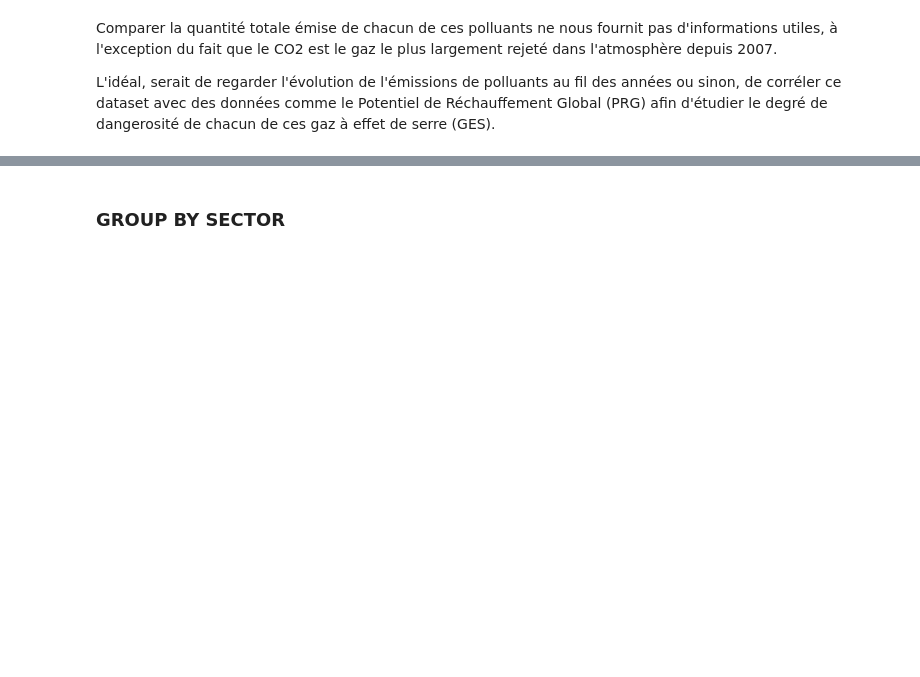
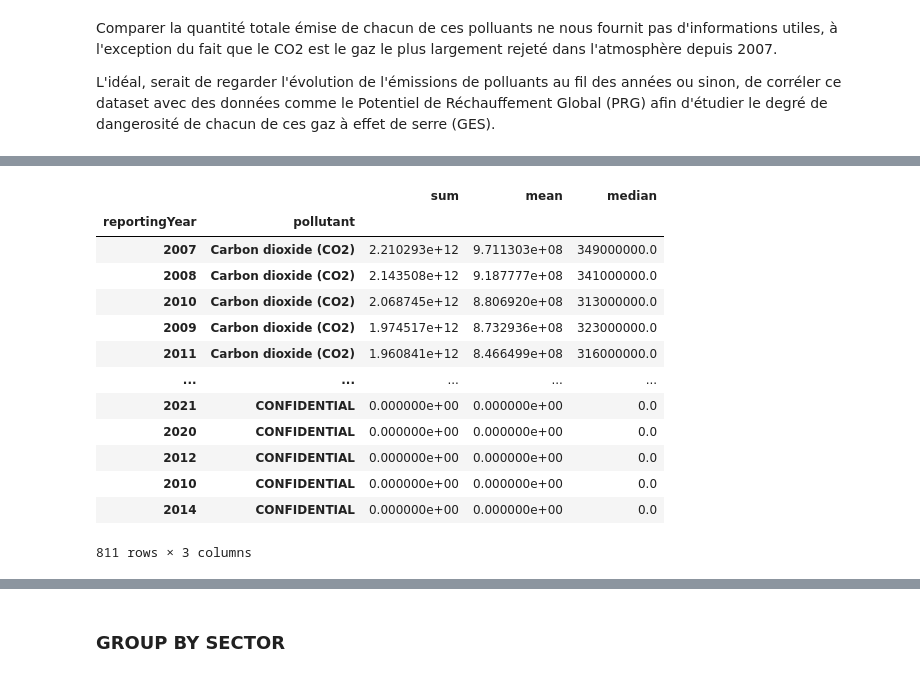
Before and after one commit to FanZy0127/environmental_impact, a Jupyter notebook: modules/Air/jupyter_main_air.ipynb, the cells around one changed output, grey strips where cells are left out. Cells and saved outputs as stored; diff of their text form; code cells hidden in the pictures; blank space fills up the shorter version.

```diff
--- a/modules/Air/jupyter_main_air.ipynb
+++ b/modules/Air/jupyter_main_air.ipynb
@@ -345,0 +372,20 @@ L'idéal, serait de regarder l'évolution de l'émissions de polluants au fil de
+# %%
+groupByYear = df.groupby(["reportingYear", "pollutant"])["emissions"]\
+    .agg(["sum", "mean", "median"])\
+    .sort_values(by=["sum"], ascending=False)
+groupByYear
+# %% [output]
+|  |  | sum | mean | median |
+| reportingYear | pollutant |  |  |  |
+| 2007 | Carbon dioxide (CO2) | 2.210293e+12 | 9.711303e+08 | 349000000.0 |
+| 2008 | Carbon dioxide (CO2) | 2.143508e+12 | 9.187777e+08 | 341000000.0 |
+| 2010 | Carbon dioxide (CO2) | 2.068745e+12 | 8.806920e+08 | 313000000.0 |
+| 2009 | Carbon dioxide (CO2) | 1.974517e+12 | 8.732936e+08 | 323000000.0 |
+| 2011 | Carbon dioxide (CO2) | 1.960841e+12 | 8.466499e+08 | 316000000.0 |
+| ... | ... | ... | ... | ... |
+| 2021 | CONFIDENTIAL | 0.000000e+00 | 0.000000e+00 | 0.0 |
+| 2020 | CONFIDENTIAL | 0.000000e+00 | 0.000000e+00 | 0.0 |
+| 2012 | CONFIDENTIAL | 0.000000e+00 | 0.000000e+00 | 0.0 |
+| 2010 | CONFIDENTIAL | 0.000000e+00 | 0.000000e+00 | 0.0 |
+| 2014 | CONFIDENTIAL | 0.000000e+00 | 0.000000e+00 | 0.0 |
+811 rows × 3 columns
```
Also changed, not shown: parts of 6 cells of this notebook.
